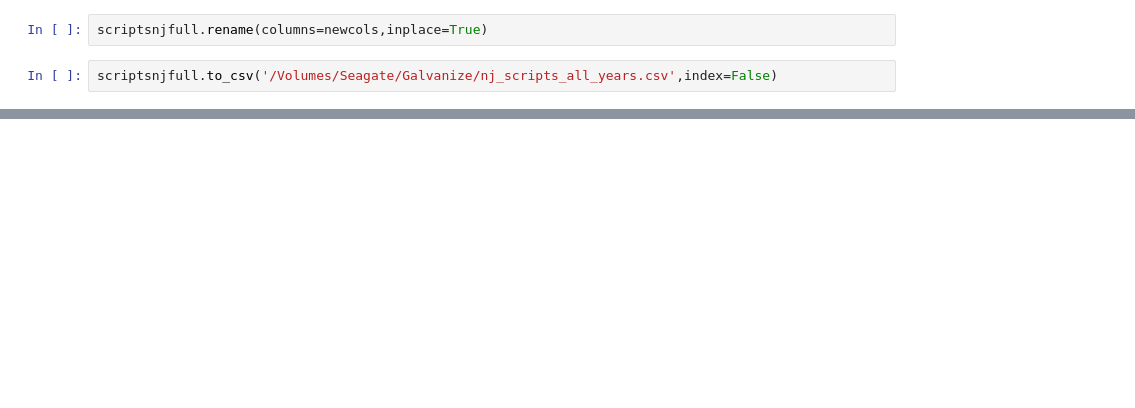
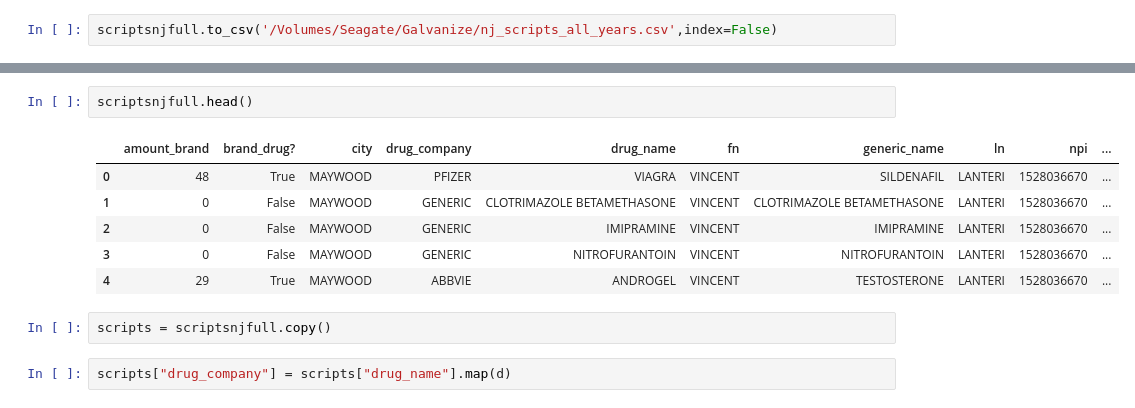
Before and after one commit to kunals95/Capstone, a Jupyter notebook: Capstone_Scrap.ipynb, the cells around one changed output, grey strips where cells are left out. Saved outputs shown, nothing was run; the diff lists cells and outputs as text; blank space fills up the shorter version.

```diff
--- a/Capstone_Scrap.ipynb
+++ b/Capstone_Scrap.ipynb
@@ -942,4 +370,2 @@ scriptsnjfull.head()
-# %%
-scriptsnjfull.rename(columns=newcols,inplace=True)
 # %%
 scriptsnjfull.to_csv('/Volumes/Seagate/Galvanize/nj_scripts_all_years.csv',index=False)
@@ -1163,0 +459,13 @@ scriptsnjfull[scriptsnjfull['ln']=='KABNICK']
+# %%
+scriptsnjfull.head()
+# %% [output]
+|  | amount_brand | brand_drug? | city | drug_company | drug_name | fn | generic_name | ln | npi | ... |
+| 0 | 48 | True | MAYWOOD | PFIZER | VIAGRA | VINCENT | SILDENAFIL | LANTERI | 1528036670 | ... |
+| 1 | 0 | False | MAYWOOD | GENERIC | CLOTRIMAZOLE BETAMETHASONE | VINCENT | CLOTRIMAZOLE BETAMETHASONE | LANTERI | 1528036670 | ... |
+| 2 | 0 | False | MAYWOOD | GENERIC | IMIPRAMINE | VINCENT | IMIPRAMINE | LANTERI | 1528036670 | ... |
+| 3 | 0 | False | MAYWOOD | GENERIC | NITROFURANTOIN | VINCENT | NITROFURANTOIN | LANTERI | 1528036670 | ... |
+| 4 | 29 | True | MAYWOOD | ABBVIE | ANDROGEL | VINCENT | TESTOSTERONE | LANTERI | 1528036670 | ... |
+# %%
+scripts = scriptsnjfull.copy()
+# %%
+scripts["drug_company"] = scripts["drug_name"].map(d)
```
Also changed, not shown: parts of 240 cells of this notebook, 24 other files.
